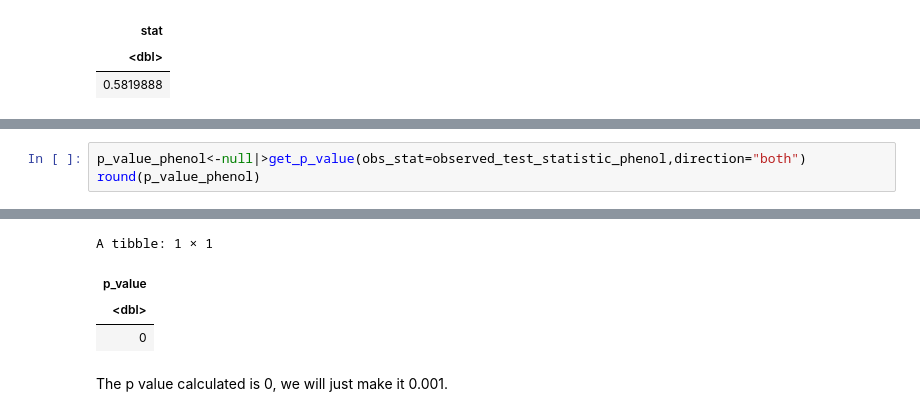
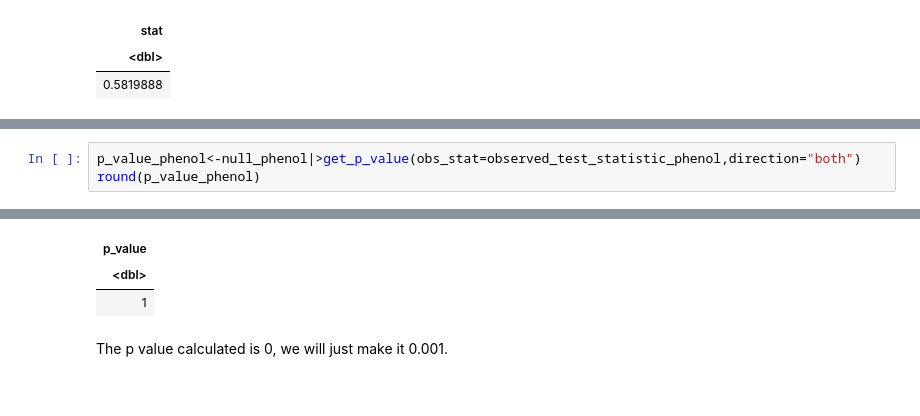
Before and after one commit to lyl1220/Stat201_Project, a Jupyter notebook: w group proposal.ipynb, the cells around one changed output, grey strips where cells are left out. Drawn from its saved outputs; the diff is of its cells as text.

```diff
--- a/w group proposal.ipynb
+++ b/w group proposal.ipynb
@@ -169,4 +169,4 @@ A infer: 1000 × 2
 # %%
-p_value_phenol<-null|>get_p_value(obs_stat=observed_test_statistic_phenol,direction="both")
+p_value_phenol<-null_phenol|>get_p_value(obs_stat=observed_test_statistic_phenol,direction="both")
 round(p_value_phenol)
 # %% [output]
@@ -175,7 +174,6 @@ Warning message:
-A tibble: 1 × 1
 | p_value |
 | <dbl> |
-| 0 |
+| 1 |
 # %% [markdown]
 The p value calculated is 0, we will just make it 0.001.
 # %%
```
Also changed, not shown: parts of 9 cells of this notebook.
